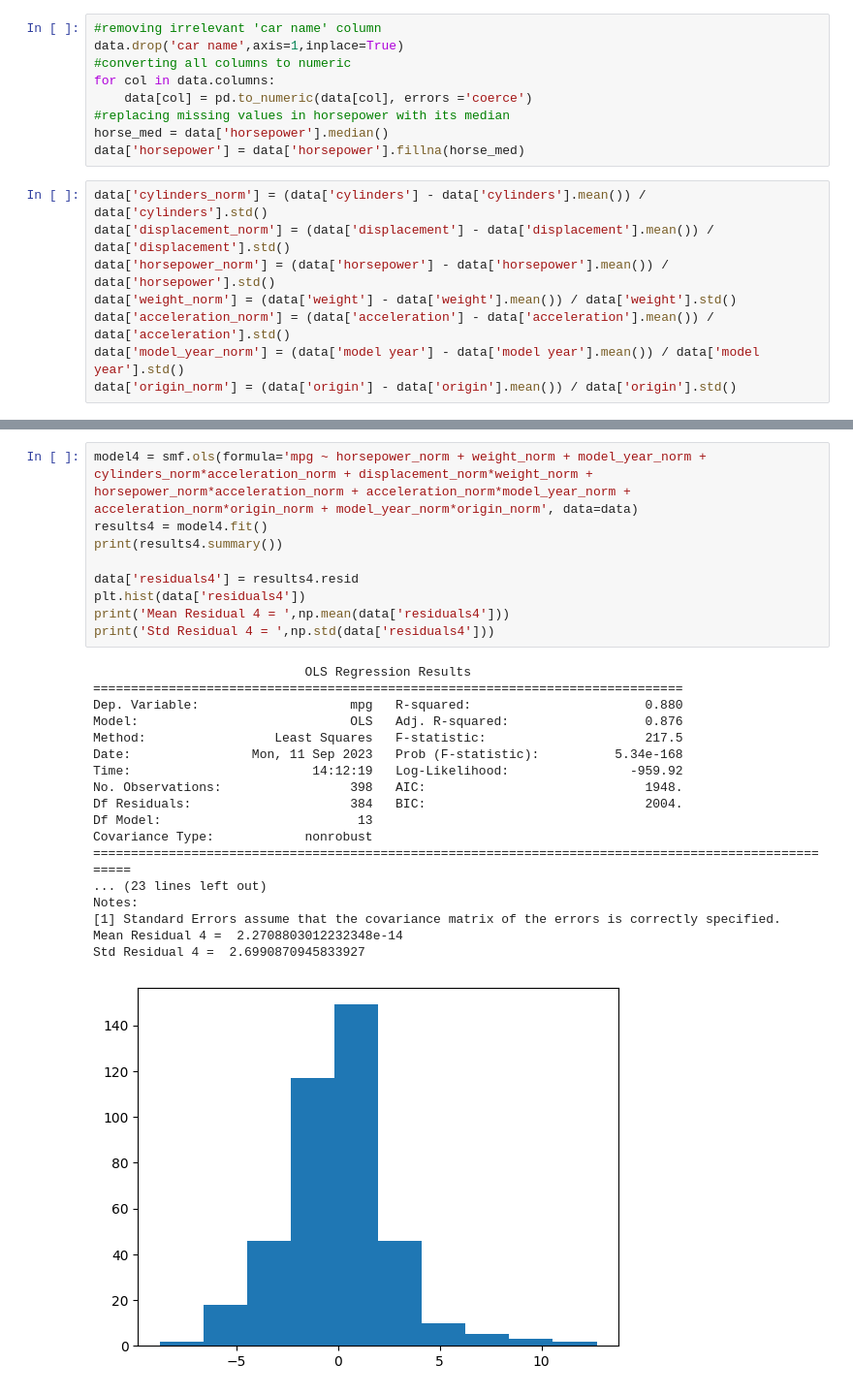
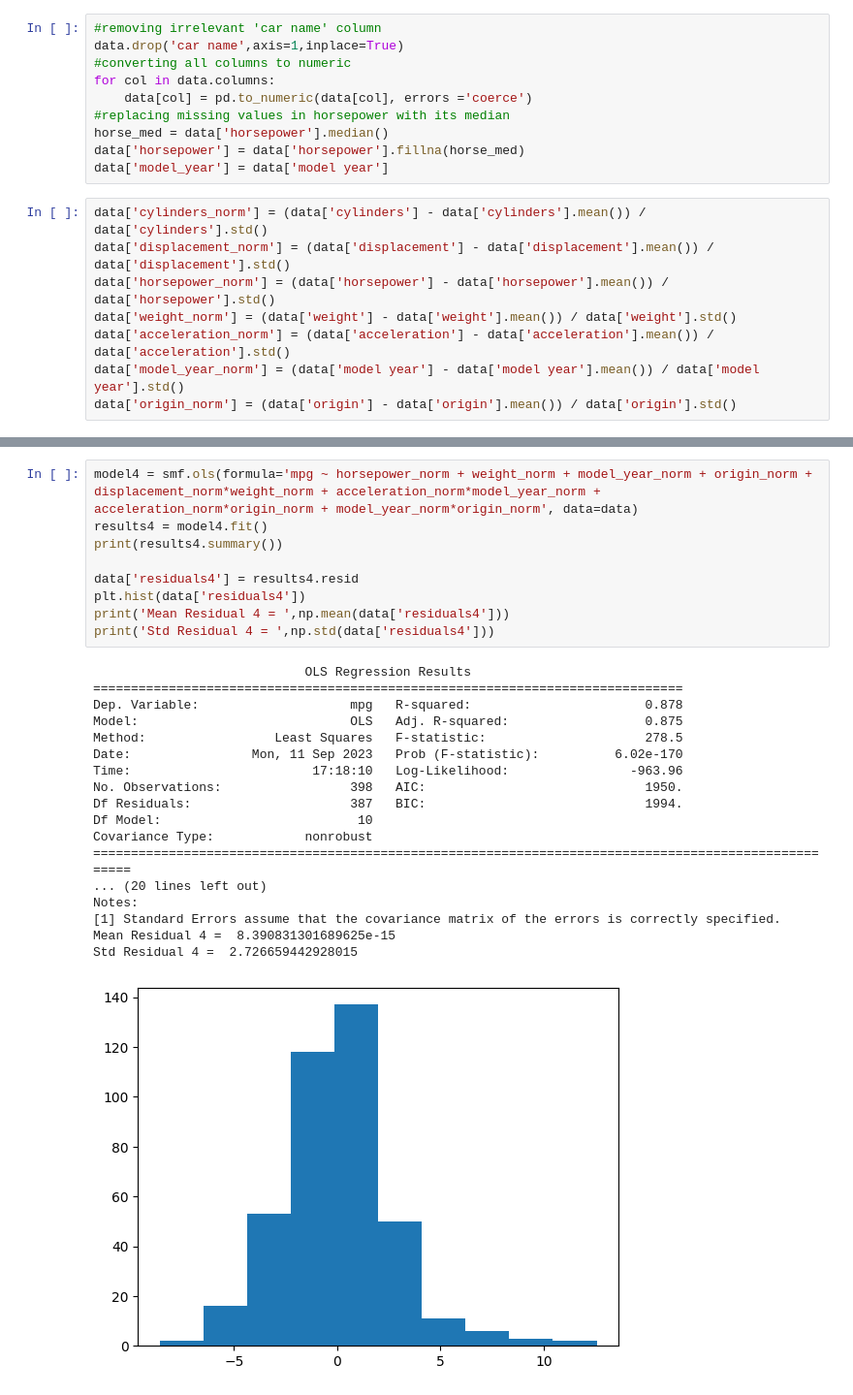
Before and after one commit to brash99/phys441, a Jupyter notebook: JupyterNotebooks/Assignment1_Solutions/Assignment2/MultipleLinearRegression.ipynb, the cells around one changed output, grey strips where cells are left out. Shown at 97% size. Drawn from its saved outputs; the diff is of its cells as text.

```diff
--- a/JupyterNotebooks/Assignment1_Solutions/Assignment2/MultipleLinearRegression.ipynb
+++ b/JupyterNotebooks/Assignment1_Solutions/Assignment2/MultipleLinearRegression.ipynb
@@ -47,6 +47,7 @@ for col in data.columns:
 #replacing missing values in horsepower with its median
 horse_med = data['horsepower'].median()
 data['horsepower'] = data['horsepower'].fillna(horse_med)
+data['model_year'] = data['model year']
 # %%
 data['cylinders_norm'] = (data['cylinders'] - data['cylinders'].mean()) / data['cylinders'].std()
 data['displacement_norm'] = (data['displacement'] - data['displacement'].mean()) / data['displacement'].std()
@@ -170,33 +171,33 @@ Mean Residual 3 =  6.987598662726211e-14
 Std Residual 3 =  2.6003888916735662
 [figure]
 # %%
-model4 = smf.ols(formula='mpg ~ horsepower_norm + weight_norm + model_year_norm + cylinders_norm*acceleration_norm + displacement_norm*weight_norm + horsepower_norm*acceleration_norm + acceleration_norm*model_year_norm + acceleration_norm*origin_norm + model_year_norm*origin_norm', data=data)
+model4 = smf.ols(formula='mpg ~ horsepower_norm + weight_norm + model_year_norm + origin_norm + displacement_norm*weight_norm + acceleration_norm*model_year_norm + acceleration_norm*origin_norm + model_year_norm*origin_norm', data=data)
 results4 = model4.fit()
 print(results4.summary())
 
 data['residuals4'] = results4.resid
 plt.hist(data['residuals4'])
 print('Mean Residual 4 = ',np.mean(data['residuals4']))
 print('Std Residual 4 = ',np.std(data['residuals4']))
 # %% [output]
                             OLS Regression Results
 ==============================================================================
-Dep. Variable:                    mpg   R-squared:                       0.880
-Model:                            OLS   Adj. R-squared:                  0.876
-Method:                 Least Squares   F-statistic:                     217.5
-Date:                Mon, 11 Sep 2023   Prob (F-statistic):          5.34e-168
-Time:                        14:12:19   Log-Likelihood:                -959.92
-No. Observations:                 398   AIC:                             1948.
-Df Residuals:                     384   BIC:                             2004.
-Df Model:                          13
+Dep. Variable:                    mpg   R-squared:                       0.878
+Model:                            OLS   Adj. R-squared:                  0.875
+Method:                 Least Squares   F-statistic:                     278.5
+Date:                Mon, 11 Sep 2023   Prob (F-statistic):          6.02e-170
+Time:                        17:18:10   Log-Likelihood:                -963.96
+No. Observations:                 398   AIC:                             1950.
+Df Residuals:                     387   BIC:                             1994.
+Df Model:                          10
 Covariance Type:            nonrobust
 =====================================================================================================
-... (23 lines left out)
+... (20 lines left out)
 Notes:
 [1] Standard Errors assume that the covariance matrix of the errors is correctly specified.
-Mean Residual 4 =  2.2708803012232348e-14
-Std Residual 4 =  2.6990870945833927
+Mean Residual 4 =  8.390831301689625e-15
+Std Residual 4 =  2.726659442928015
-[figure, old version]
+[figure, new version]
 # %%
 data['mpg_pred'] = results4.predict(data)
 
```
Also changed, not shown: parts of 7 cells of this notebook.
